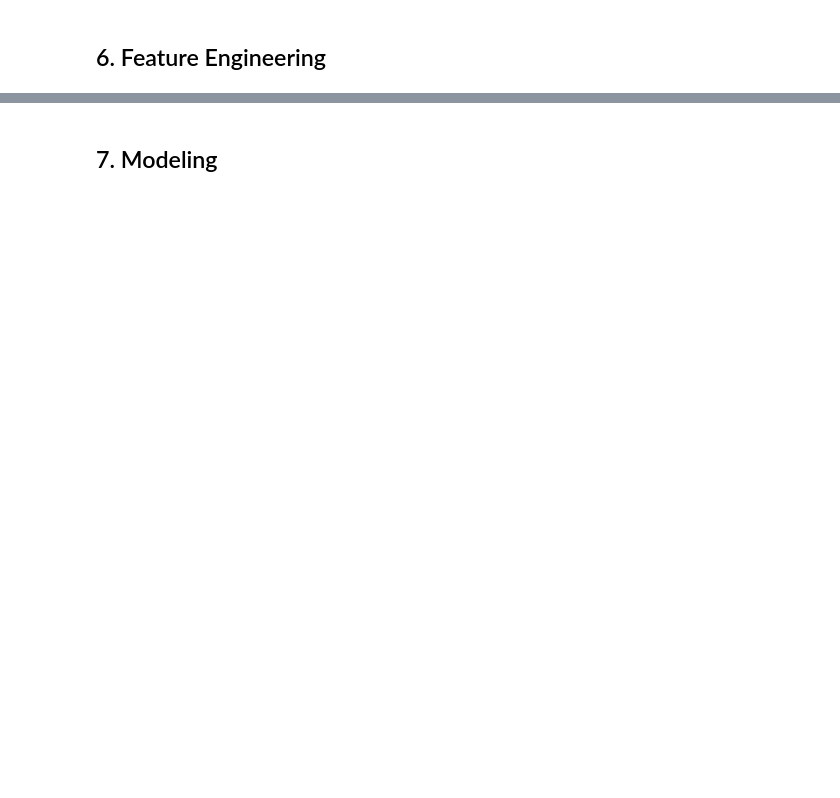
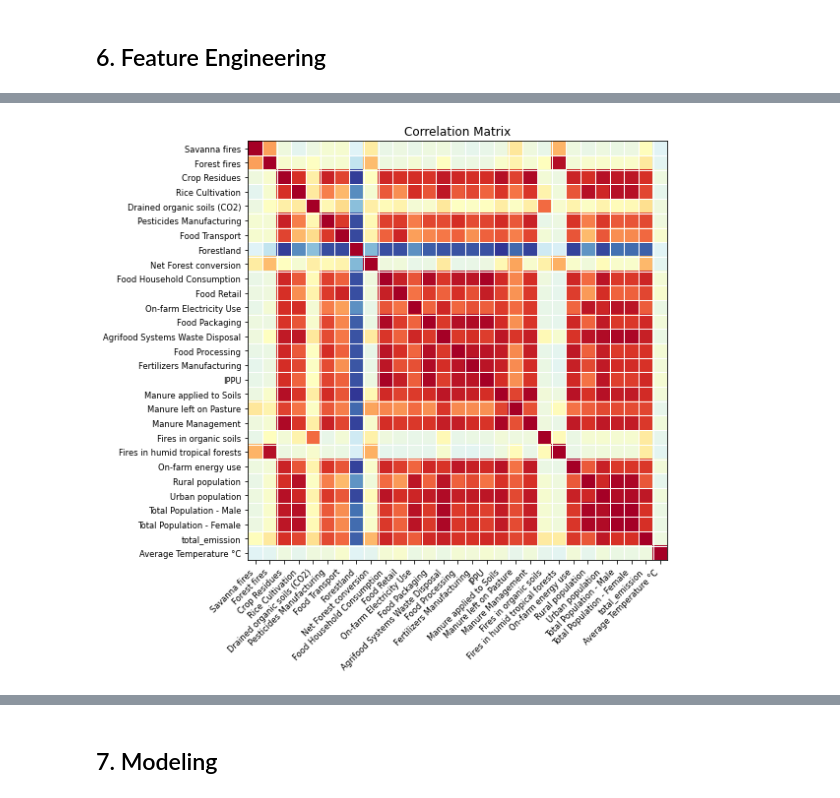
Before and after one commit to VuyiswaK/2401PTDS_Regression_Project, a Jupyter notebook: Project notebook.ipynb, the cells around one changed output, grey strips where cells are left out. Drawn from its saved outputs; the diff is of its cells as text; code cells hidden in the pictures; blank space fills up the shorter version.

```diff
--- a/Project notebook.ipynb
+++ b/Project notebook.ipynb
@@ -558,0 +588,10 @@ Intercept: 64043.43406147154
+# %%
+df_copy_2 = df_copy.copy()
+df_copy_2 = df_copy_2.drop(['Year', 'Area', 'Continent'],axis = 1)
+
+corr = df_copy_2.corr()
+fig, ax = plt.subplots(figsize=(10, 8))
+fig = plot_corr(corr, xnames=corr.columns, ax=ax)
+plt.show()
+# %% [output]
+[figure, added]
```
Also changed, not shown: parts of 96 cells of this notebook.
